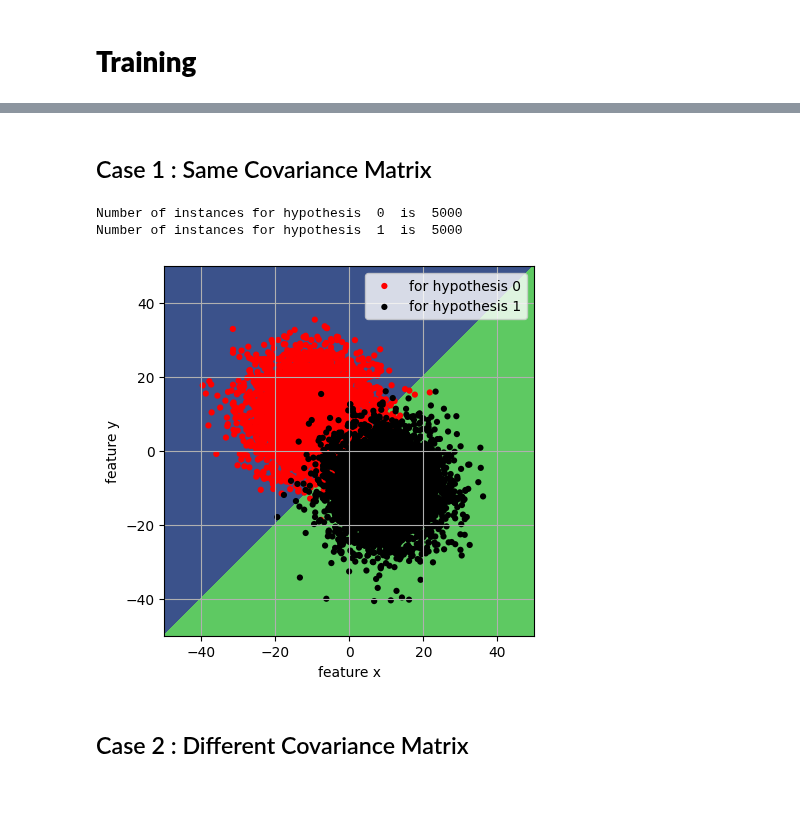
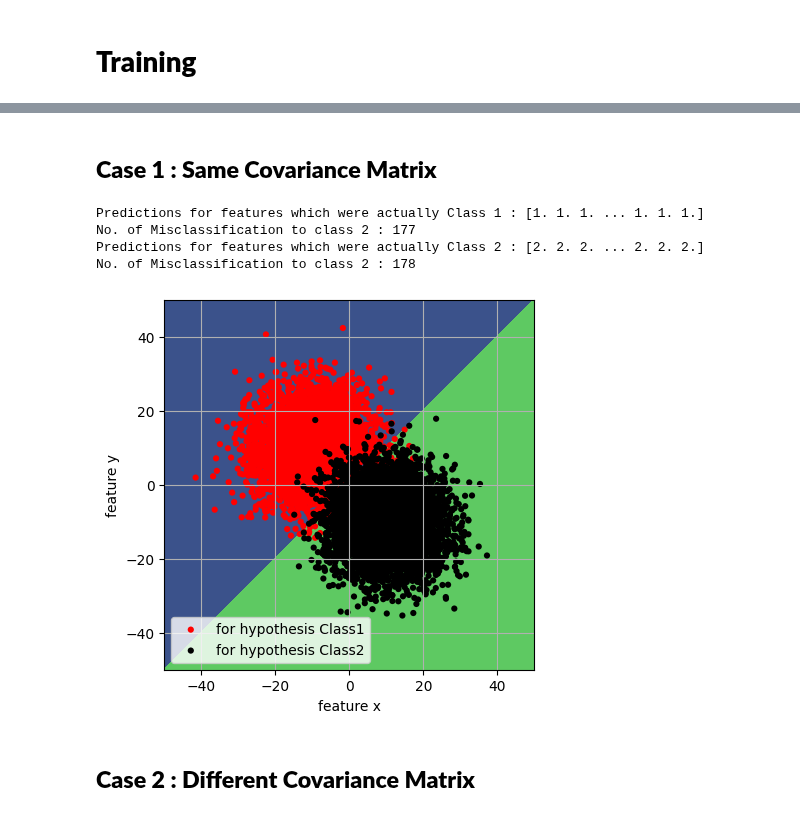
Before and after one commit to khetansarvesh/Tabular-Cross-Sectional-Modelling, a Jupyter notebook: modelling/classification/BayesAlgorithm.ipynb, the cells around one changed output, grey strips where cells are left out. Cells and saved outputs as stored; diff of their text form; code cells hidden in the pictures.

```diff
--- a/modelling/classification/BayesAlgorithm.ipynb
+++ b/modelling/classification/BayesAlgorithm.ipynb
@@ -14,2 +11,22 @@ xx, yy = np.meshgrid(np.arange(-50, 50, .1),np.arange(-50, 50, .1))
+# %%
+def create_dataset(prob_class1, mean_class1, sigma_class1,
+                   prob_class2, mean_class2, sigma_class2,
+                   total_data_points = 10000):
+
+  # creating class0 datapoint
+  no_of_class1_datapoints = int(np.round(prob_class1*total_data_points))
+  feature1_class1 = np.random.normal(mean_class1[0], np.sqrt(sigma_class1[0,0]), no_of_class1_datapoints)
+  feature2_class1 = np.random.normal(mean_class1[1], np.sqrt(sigma_class1[1,1]), no_of_class1_datapoints)
+  y_class1 = np.ones(no_of_class1_datapoints)
+  dataset_class1 = np.vstack((feature1_class1, feature2_class1, y_class1))
+
+  # creating class1 datapoints
+  no_of_class2_datapoints = int(np.round(prob_class2*total_data_points))
+  feature1_class2 = np.random.normal(mean_class2[0], np.sqrt(sigma_class2[0,0]), no_of_class2_datapoints)
+  feature2_class2 = np.random.normal(mean_class2[1], np.sqrt(sigma_class2[1,1]), no_of_class2_datapoints)
+  y_class2 = np.ones(no_of_class2_datapoints) + np.ones(no_of_class2_datapoints)
+  dataset_class2 = np.vstack((feature1_class2, feature2_class2, y_class2))
+
+  return dataset_class1, dataset_class2
 # %% [markdown]
 # **Training**
@@ -24,11 +45,13 @@ def cal_class_prob_value(prob,  # scalar
   term3 = np.square(feature1 - mean[0])/(2*sigma[0,0]) + np.square(feature2 - mean[1])/(2*sigma[1,1])
   return term1 - term2 - term3
 # %%
-def bayes(feature1, feature2, prob, N, Sigma, Mu_x, Mu_y) :
+def bayes(feature1, feature2,
+          prob_class1, mean_class1, sigma_class1,
+          prob_class2, mean_class2, sigma_class2) :
 
   # calculating the discriminant value
-  class_1_p = cal_class_prob_value(prob[0], np.array([Mu_x[0], Mu_y[0]]) ,Sigma[0], feature1, feature2)
-  class_2_p = cal_class_prob_value(prob[1], np.array([Mu_x[1], Mu_y[1]]) ,Sigma[1], feature1, feature2)
+  class_1_p = cal_class_prob_value(prob_class1, mean_class1 ,sigma_class1, feature1, feature2)
+  class_2_p = cal_class_prob_value(prob_class2, mean_class2 ,sigma_class2, feature1, feature2)
 
   # making comparision, whichever is greater assigning them that class
   h = 0*feature1
@@ -122,18 +129,23 @@ def plotter(xx, yy, h, N, prob, Mu_x, Mu_y, Sigma):
 # %% [markdown]
-## Case 1 : Same Covariance Matrix
+## **Case 1 : Same Covariance Matrix**
-# %%
-prob = np.array([0.5,0.5])
-Mu_x, Mu_y = np.array([-10,10]), np.array([10,-10])
-
-Sigma = np.empty(N, dtype ='object')
-Sigma[0] = np.diag((60, 60))
-Sigma[1] = np.diag((60, 60))
-
-h = bayes(xx, yy, prob, N, Sigma, Mu_x, Mu_y)
-misclassification, class_count = plotter(xx, yy, h, N, prob, Mu_x, Mu_y, Sigma)
-# %% [output]
-Number of instances for hypothesis  0  is  5000
-Number of instances for hypothesis  1  is  5000
-[figure, removed]
+# %%
+# class0
+prob_class1 = 0.5
+mean_class1 = np.array([-10,10]) #mean vector
+sigma_class1 = np.diag((60, 60)) #covariance matrix
+
+# class1
+prob_class2 = 0.5
+mean_class2 = np.array([10,-10]) #mean vector
+sigma_class2 = np.diag((60, 60)) #covariance matrix
+# %%
+dataset_class1, dataset_class2 = create_dataset(prob_class1, mean_class1, sigma_class1, prob_class2, mean_class2, sigma_class2)
+inference(dataset_class1, prob_class1, mean_class1, sigma_class1, dataset_class2, prob_class2, mean_class2, sigma_class2)
+# %% [output]
+Predictions for features which were actually Class 1 : [1. 1. 1. ... 1. 1. 1.]
+No. of Misclassification to class 2 : 177
+Predictions for features which were actually Class 2 : [2. 2. 2. ... 2. 2. 2.]
+No. of Misclassification to class 2 : 178
+[figure, added]
 # %% [markdown]
-## Case 2 : Different Covariance Matrix
+## **Case 2 : Different Covariance Matrix**
```
Also changed, not shown: parts of 9 cells of this notebook.
